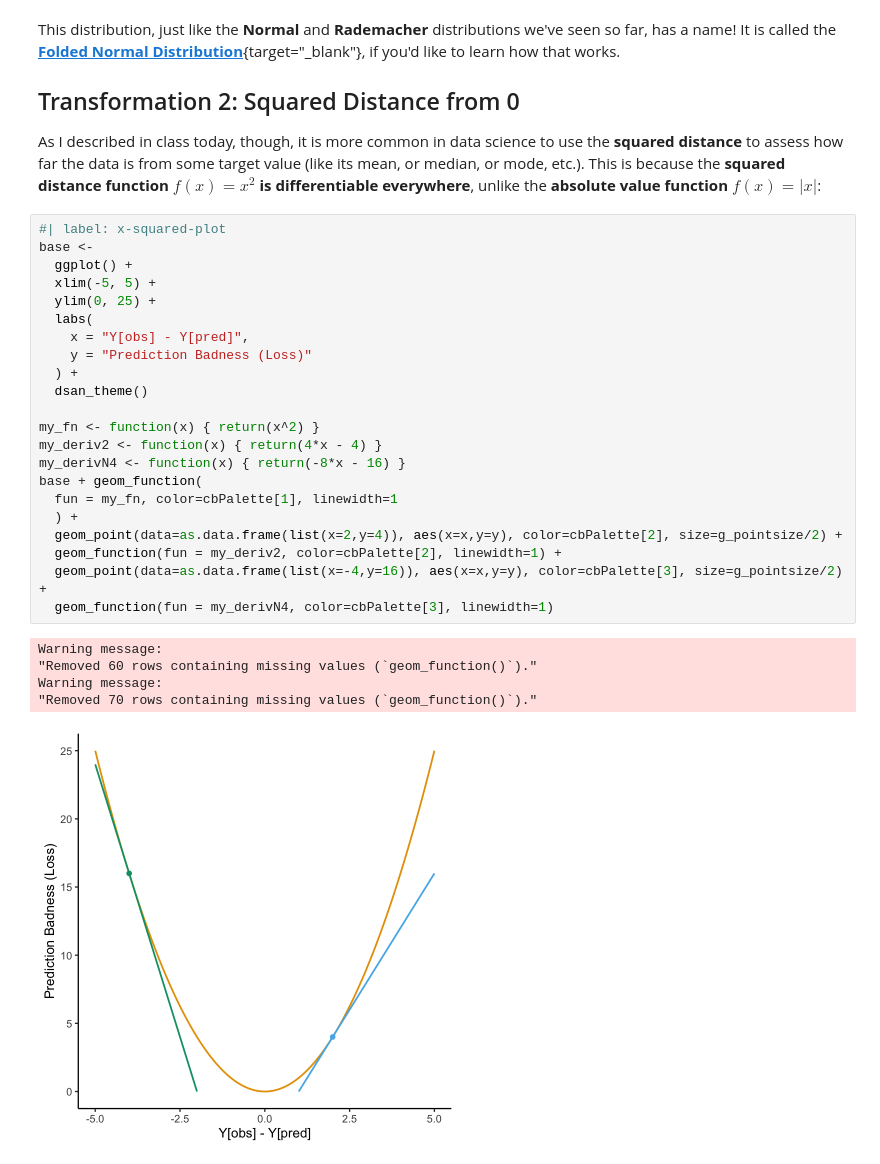
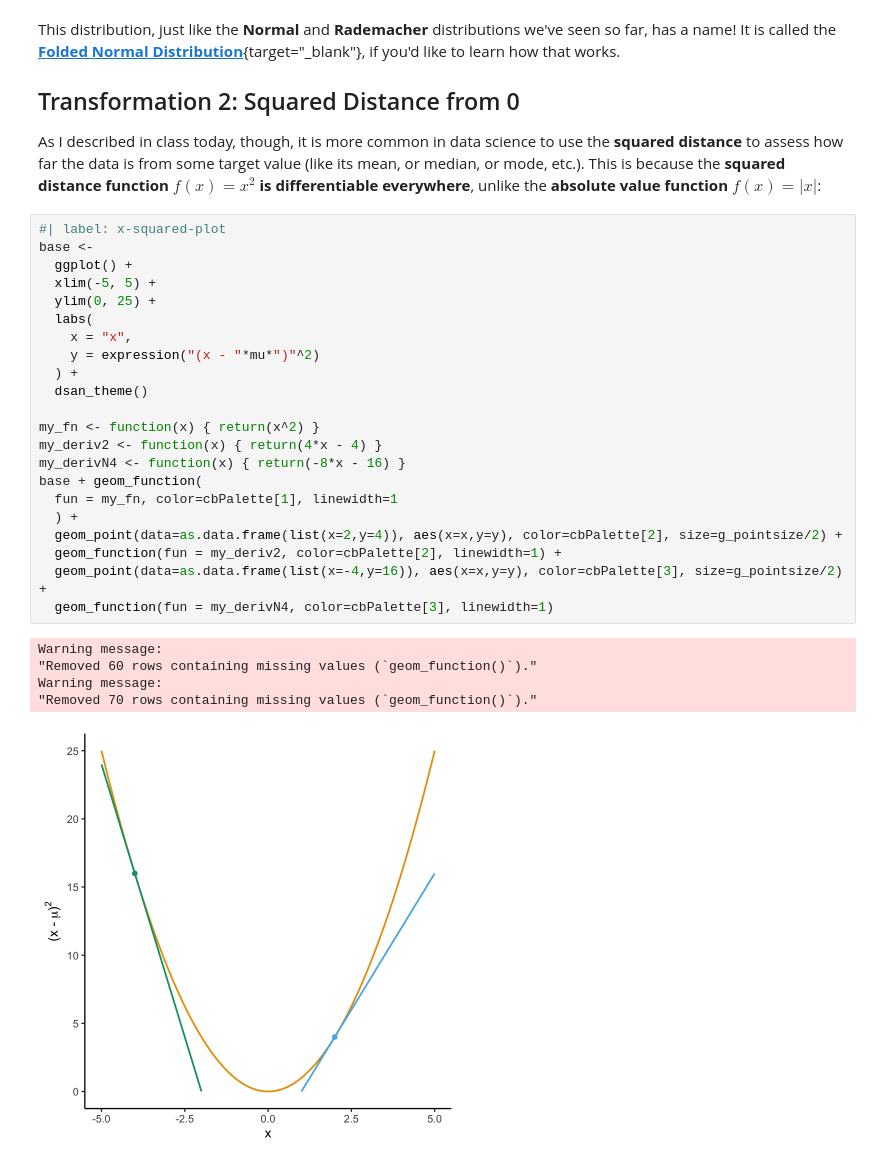
Before and after one commit to jpowerj/2023-fall-dsan5100, a Jupyter notebook: writeups/lab-4-prep/DSAN5100_Lab_4_Prep.ipynb, the cells around one changed output. Drawn from its saved outputs; the diff is of its cells as text.

```diff
--- a/writeups/lab-4-prep/DSAN5100_Lab_4_Prep.ipynb
+++ b/writeups/lab-4-prep/DSAN5100_Lab_4_Prep.ipynb
@@ -571,31 +571,31 @@ As I described in class today, though, it is more common in data science to use
 # %%
 #| label: x-squared-plot
 base <-
   ggplot() +
   xlim(-5, 5) +
   ylim(0, 25) +
   labs(
-    x = "Y[obs] - Y[pred]",
-    y = "Prediction Badness (Loss)"
+    x = "x",
+    y = expression("(x - "*mu*")"^2)
   ) +
   dsan_theme()
 
 my_fn <- function(x) { return(x^2) }
 my_deriv2 <- function(x) { return(4*x - 4) }
 my_derivN4 <- function(x) { return(-8*x - 16) }
 base + geom_function(
   fun = my_fn, color=cbPalette[1], linewidth=1
   ) +
   geom_point(data=as.data.frame(list(x=2,y=4)), aes(x=x,y=y), color=cbPalette[2], size=g_pointsize/2) +
   geom_function(fun = my_deriv2, color=cbPalette[2], linewidth=1) +
   geom_point(data=as.data.frame(list(x=-4,y=16)), aes(x=x,y=y), color=cbPalette[3], size=g_pointsize/2) +
   geom_function(fun = my_derivN4, color=cbPalette[3], linewidth=1)
 # %% [output]
 Warning message:
 "Removed 60 rows containing missing values (`geom_function()`)."
 Warning message:
 "Removed 70 rows containing missing values (`geom_function()`)."
-[figure, old version]
+[figure, new version]
 # %%
 #| label: abs-plot
 my_fake_deriv <- function(x) { return(-x) }
```
Also changed, not shown: parts of 1 cell of this notebook, 5 other files.
